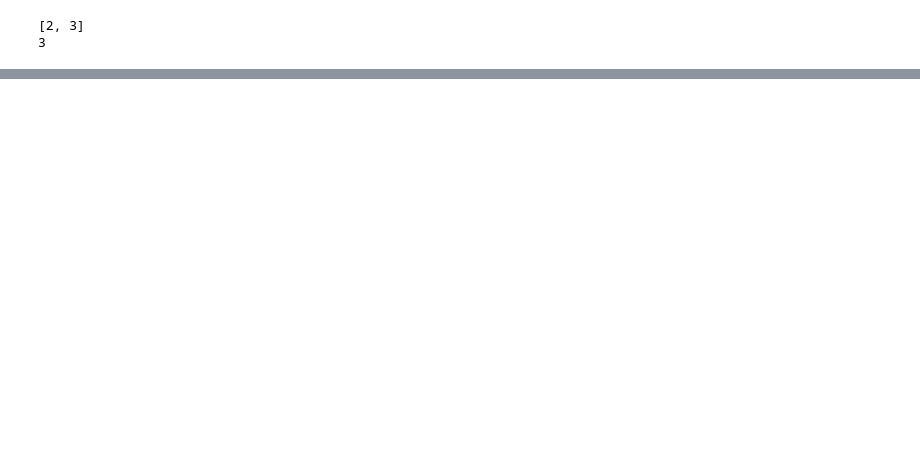
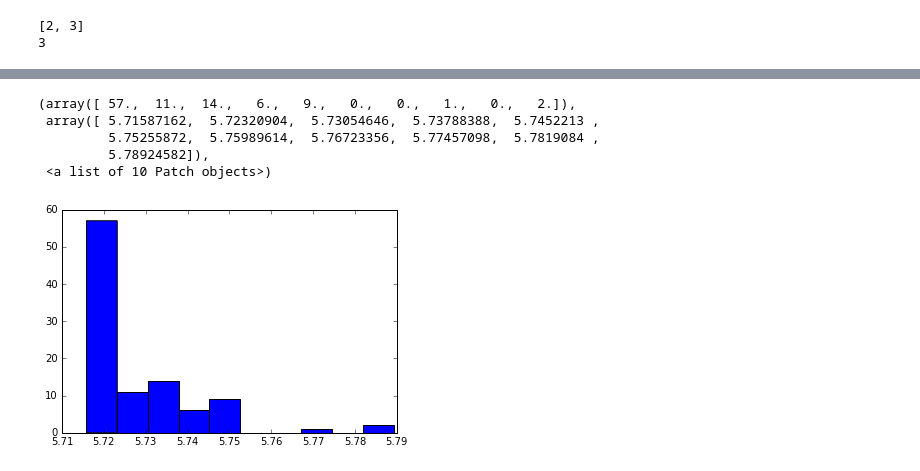
Before and after one commit to nicktimko/map, a Jupyter notebook: map_equation.ipynb, the cells around one changed output, grey strips where cells are left out. Drawn from its saved outputs; the diff is of its cells as text; code cells hidden in the pictures; blank space fills up the shorter version.

```diff
--- a/map_equation.ipynb
+++ b/map_equation.ipynb
@@ -144,8 +144,6 @@ relative_weight(G, 4)
 G.node[4]
 # %% [output]
 {'rw': 0.012195121951219513}
-# %%
-modules = {n: n for n in G.nodes_iter()}
 # %% [markdown]
 * graph total weight
 * node relative weight
@@ -445,16 +443,3 @@ mG._d3(size)
 # %% [output]
 3.26702858105
 [interactive output not drawn]
-# %%
-import itertools
-
-messier = nx.Graph()
-
-nodes = 100
-groups = 6
-group_size = nodes // groups
-
-messier.add_edges_from(e for e in itertools.combinations(range(nodes), 2) if random.random() < 0.025)
-for n in range(groups):
-    edges = itertools.combinations(range(n * group_size, (n + 1) * group_size), 2)
-    messier.add_edges_from(e for e in edges if random.random() < 0.4)
@@ -467,0 +508,10 @@ mess._d3(linkdistance=50)
+# %%
+scores = []
+best = None
+for i in range(100):
+    print('{: 3}...'.format(i+1), end=" ")
+    mess = core_algorithm(messier, 15)
+    scores.append(mess.code_length())
+    if scores[-1] <= min(scores):
+        best = mess
+best._d3(linkdistance=50)
@@ -467,0 +521,9 @@ mess._d3(linkdistance=50)
+# %%
+plt.hist(scores)
+# %% [output]
+(array([ 57.,  11.,  14.,   6.,   9.,   0.,   0.,   1.,   0.,   2.]),
+ array([ 5.71587162,  5.72320904,  5.73054646,  5.73788388,  5.7452213 ,
+         5.75255872,  5.75989614,  5.76723356,  5.77457098,  5.7819084 ,
+         5.78924582]),
+ <a list of 10 Patch objects>)
+[figure, added]
```
Also changed, not shown: parts of 13 cells of this notebook, 1 other file.
